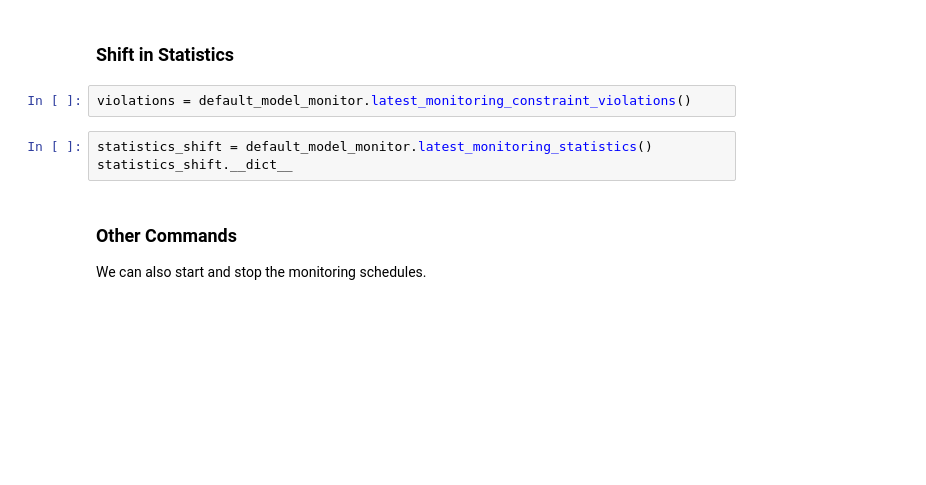
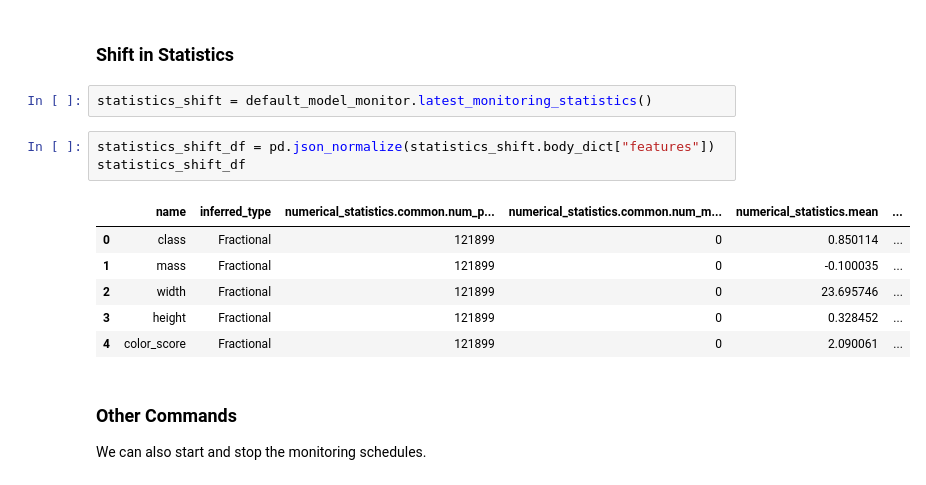
Before and after one commit to arunprsh/AI-ML-Examples, a Jupyter notebook: SageMaker/Training-Inference/8. Model Monitoring/8. Model Monitoring.ipynb, the cells around one changed output. Cells and saved outputs as stored; diff of their text form; blank space fills up the shorter version.

Commit message:
model monitoring working

```diff
--- a/SageMaker/Training-Inference/8. Model Monitoring/8. Model Monitoring.ipynb
+++ b/SageMaker/Training-Inference/8. Model Monitoring/8. Model Monitoring.ipynb
@@ -504,10 +524,17 @@ constraints_df
 # %% [markdown]
 ### Shift in Statistics
-# %%
-violations = default_model_monitor.latest_monitoring_constraint_violations()
 # %%
 statistics_shift = default_model_monitor.latest_monitoring_statistics()
-statistics_shift.__dict__
+# %%
+statistics_shift_df = pd.json_normalize(statistics_shift.body_dict["features"])
+statistics_shift_df
+# %% [output]
+|  | name | inferred_type | numerical_statistics.common.num_p... | numerical_statistics.common.num_m... | numerical_statistics.mean | ... |
+| 0 | class | Fractional | 121899 | 0 | 0.850114 | ... |
+| 1 | mass | Fractional | 121899 | 0 | -0.100035 | ... |
+| 2 | width | Fractional | 121899 | 0 | 23.695746 | ... |
+| 3 | height | Fractional | 121899 | 0 | 0.328452 | ... |
+| 4 | color_score | Fractional | 121899 | 0 | 2.090061 | ... |
 # %% [markdown]
 ### Other Commands
 We can also start and stop the monitoring schedules.
```
Also changed, not shown: parts of 27 cells of this notebook, 3 other files.
